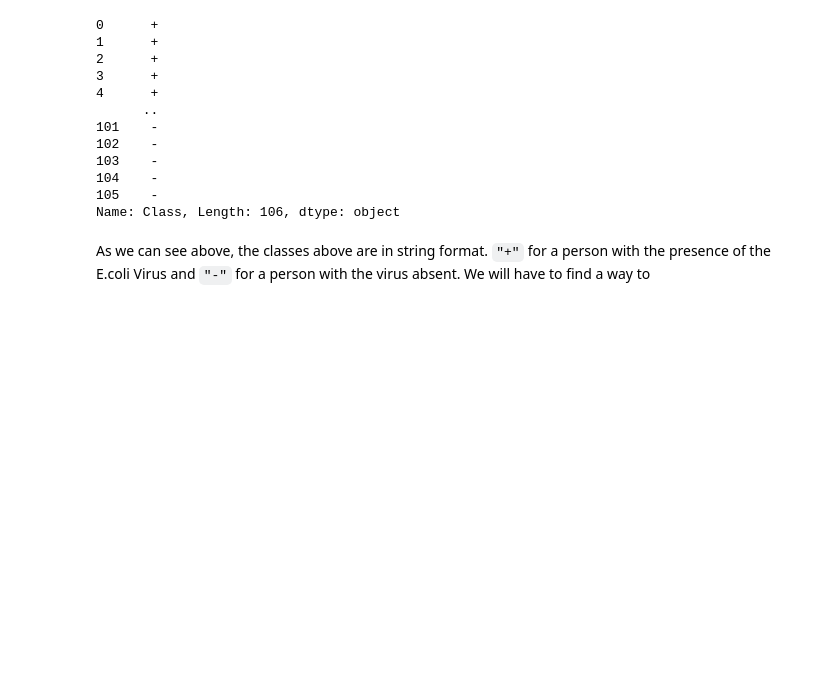
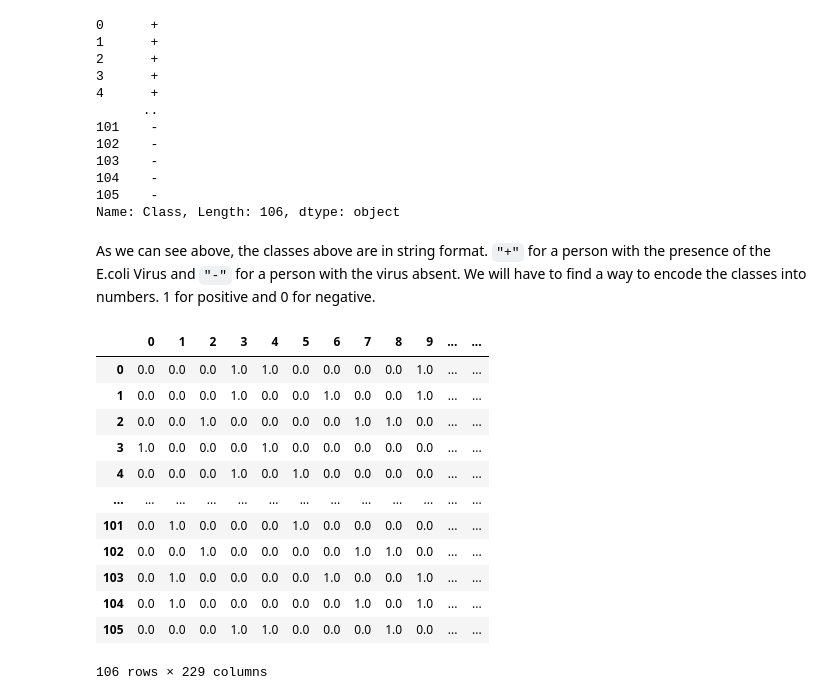
Before and after one commit to lawalsegun2025/dna_sequencing_for_detecting_e_coli_virus, a Jupyter notebook: dna_sequencing_for_detecting_e_coli.ipynb, the cells around one changed output. Cells and saved outputs as stored; diff of their text form; code cells hidden in the pictures; blank space fills up the shorter version.

```diff
--- a/dna_sequencing_for_detecting_e_coli.ipynb
+++ b/dna_sequencing_for_detecting_e_coli.ipynb
@@ -283,5 +283,25 @@ df["Class"]
 104    -
 105    -
 Name: Class, Length: 106, dtype: object
-# %% [markdown]
-As we can see above, the classes above are in string format. `"+"` for a person with the presence of the E.coli Virus and `"-"` for a person with the virus absent. We will have to find a way to
+# %% [markdown]
+As we can see above, the classes above are in string format. `"+"` for a person with the presence of the E.coli Virus and `"-"` for a person with the virus absent. We will have to find a way to encode the classes into numbers. 1 for positive and 0 for negative.
+# %%
+# Converting the classes to numerical values
+df["Class"] = df["Class"].replace("+", 1)
+df["Class"] = df["Class"].replace("-", 0)
+df_new["Classes"] = df["Class"]
+df_new
+# %% [output]
+|  | 0 | 1 | 2 | 3 | 4 | 5 | 6 | 7 | 8 | 9 | ... | ... |
+| 0 | 0.0 | 0.0 | 0.0 | 1.0 | 1.0 | 0.0 | 0.0 | 0.0 | 0.0 | 1.0 | ... | ... |
+| 1 | 0.0 | 0.0 | 0.0 | 1.0 | 0.0 | 0.0 | 1.0 | 0.0 | 0.0 | 1.0 | ... | ... |
+| 2 | 0.0 | 0.0 | 1.0 | 0.0 | 0.0 | 0.0 | 0.0 | 1.0 | 1.0 | 0.0 | ... | ... |
+| 3 | 1.0 | 0.0 | 0.0 | 0.0 | 1.0 | 0.0 | 0.0 | 0.0 | 0.0 | 0.0 | ... | ... |
+| 4 | 0.0 | 0.0 | 0.0 | 1.0 | 0.0 | 1.0 | 0.0 | 0.0 | 0.0 | 0.0 | ... | ... |
+| ... | ... | ... | ... | ... | ... | ... | ... | ... | ... | ... | ... | ... |
+| 101 | 0.0 | 1.0 | 0.0 | 0.0 | 0.0 | 1.0 | 0.0 | 0.0 | 0.0 | 0.0 | ... | ... |
+| 102 | 0.0 | 0.0 | 1.0 | 0.0 | 0.0 | 0.0 | 0.0 | 1.0 | 1.0 | 0.0 | ... | ... |
+| 103 | 0.0 | 1.0 | 0.0 | 0.0 | 0.0 | 0.0 | 1.0 | 0.0 | 0.0 | 1.0 | ... | ... |
+| 104 | 0.0 | 1.0 | 0.0 | 0.0 | 0.0 | 0.0 | 0.0 | 1.0 | 0.0 | 1.0 | ... | ... |
+| 105 | 0.0 | 0.0 | 0.0 | 1.0 | 1.0 | 0.0 | 0.0 | 0.0 | 1.0 | 0.0 | ... | ... |
+106 rows × 229 columns
```
